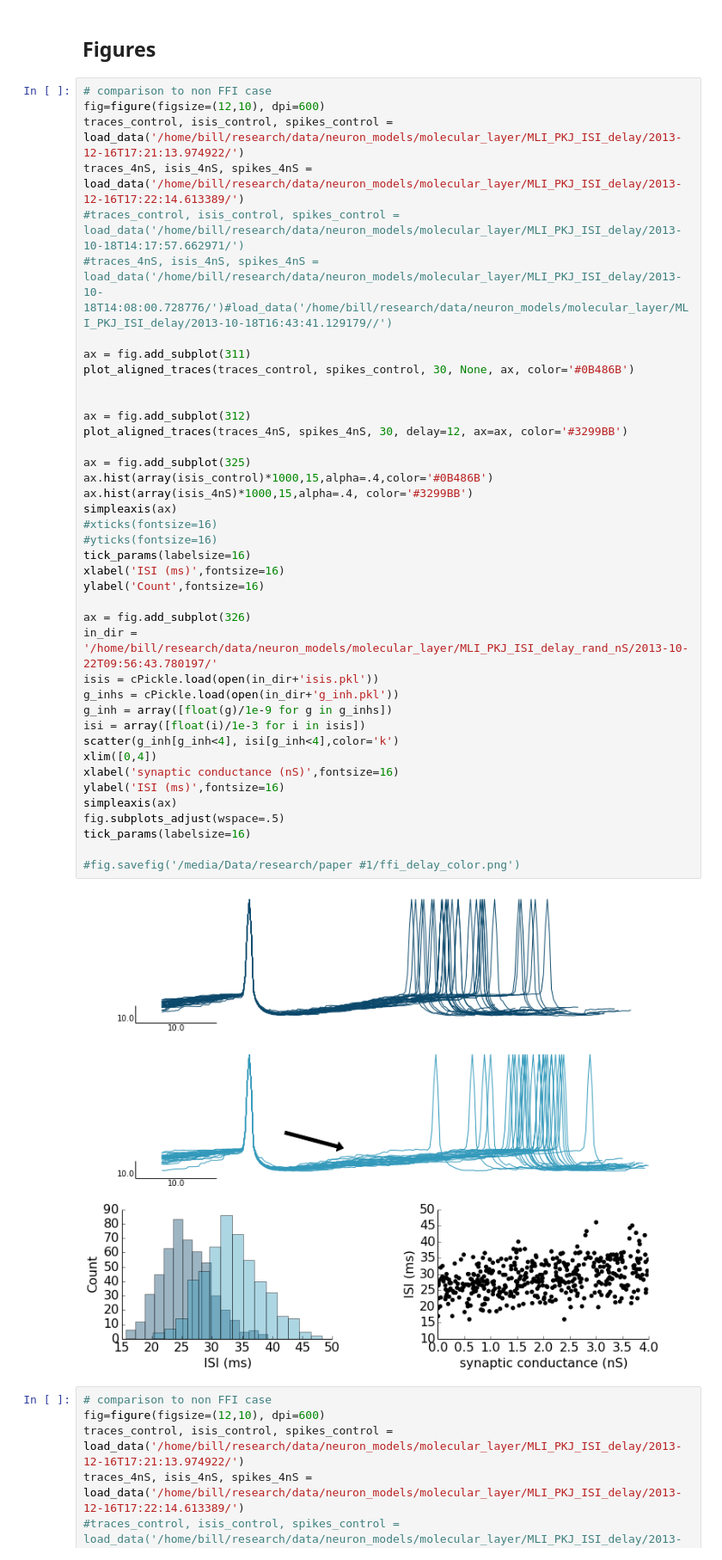
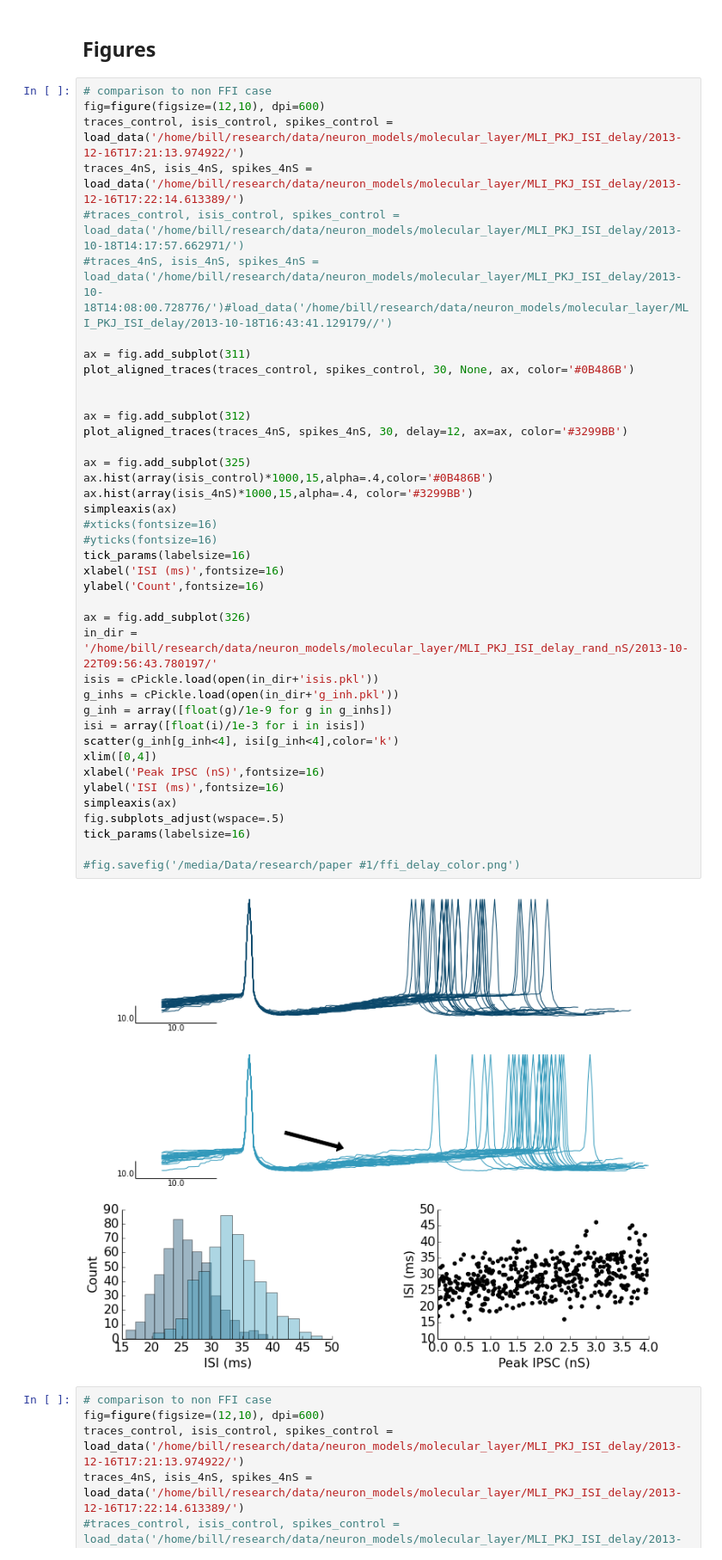
Before and after one commit to blennon/research, a Jupyter notebook: neuron_models/notebooks/MLI_PKJ_ISI_delay_analysis.ipynb, the cells around one changed output. Shown at 86% size. Drawn from its saved outputs; the diff is of its cells as text.

```diff
--- a/neuron_models/notebooks/MLI_PKJ_ISI_delay_analysis.ipynb
+++ b/neuron_models/notebooks/MLI_PKJ_ISI_delay_analysis.ipynb
@@ -62,35 +62,35 @@ plot_aligned_traces(traces_control, spikes_control, 30, None, ax, color='#0B486B
 
 
 ax = fig.add_subplot(312)
 plot_aligned_traces(traces_4nS, spikes_4nS, 30, delay=12, ax=ax, color='#3299BB')
 
 ax = fig.add_subplot(325)
 ax.hist(array(isis_control)*1000,15,alpha=.4,color='#0B486B')
 ax.hist(array(isis_4nS)*1000,15,alpha=.4, color='#3299BB')
 simpleaxis(ax)
 #xticks(fontsize=16)
 #yticks(fontsize=16)
 tick_params(labelsize=16)
 xlabel('ISI (ms)',fontsize=16)
 ylabel('Count',fontsize=16)
 
 ax = fig.add_subplot(326)
 in_dir = '/home/bill/research/data/neuron_models/molecular_layer/MLI_PKJ_ISI_delay_rand_nS/2013-10-22T09:56:43.780197/'
 isis = cPickle.load(open(in_dir+'isis.pkl'))
 g_inhs = cPickle.load(open(in_dir+'g_inh.pkl'))
 g_inh = array([float(g)/1e-9 for g in g_inhs])
 isi = array([float(i)/1e-3 for i in isis])
 scatter(g_inh[g_inh<4], isi[g_inh<4],color='k')
 xlim([0,4])
-xlabel('synaptic conductance (nS)',fontsize=16)
+xlabel('Peak IPSC (nS)',fontsize=16)
 ylabel('ISI (ms)',fontsize=16)
 simpleaxis(ax)
 fig.subplots_adjust(wspace=.5)
 tick_params(labelsize=16)
 
 #fig.savefig('/media/Data/research/paper #1/ffi_delay_color.png')
 # %% [output]
-[figure, old version]
+[figure, new version]
 # %%
 # comparison to non FFI case
 fig=figure(figsize=(12,10), dpi=600)
```
Also changed, not shown: 6 other files.
